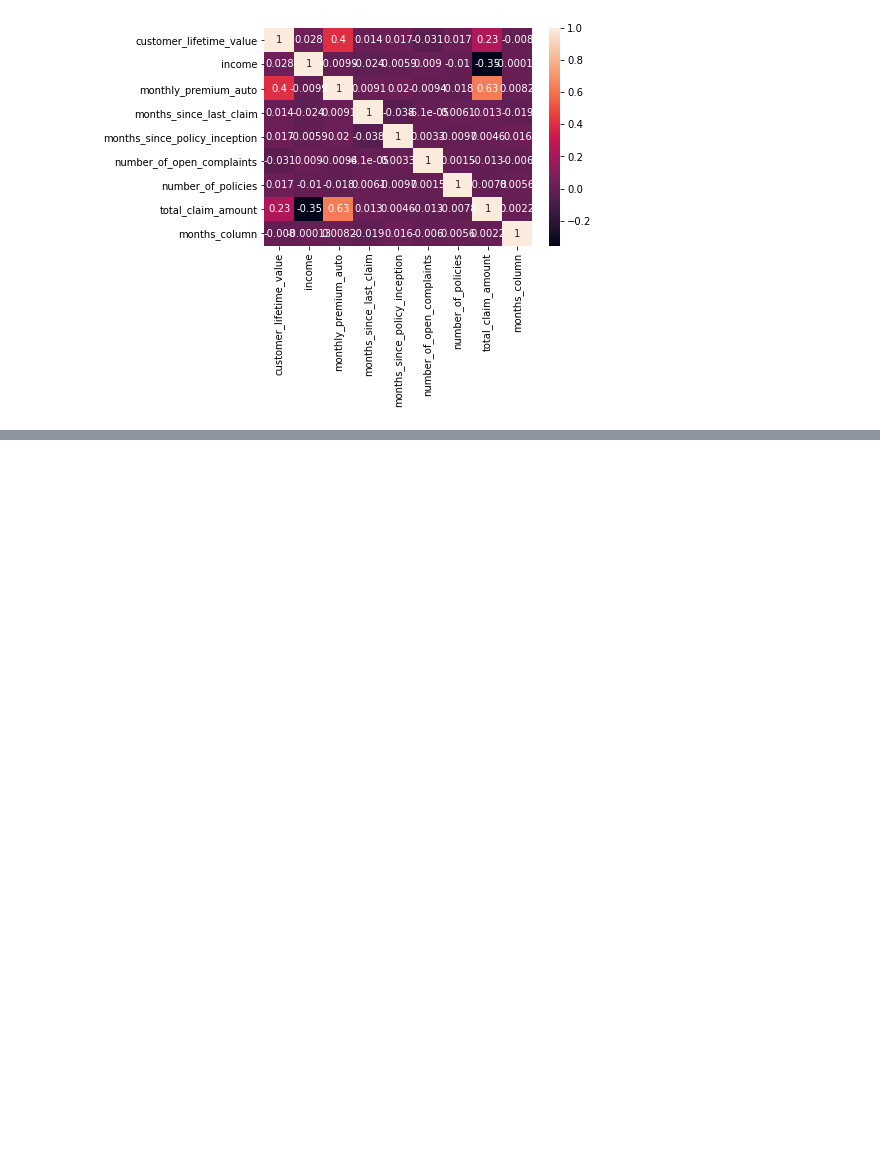
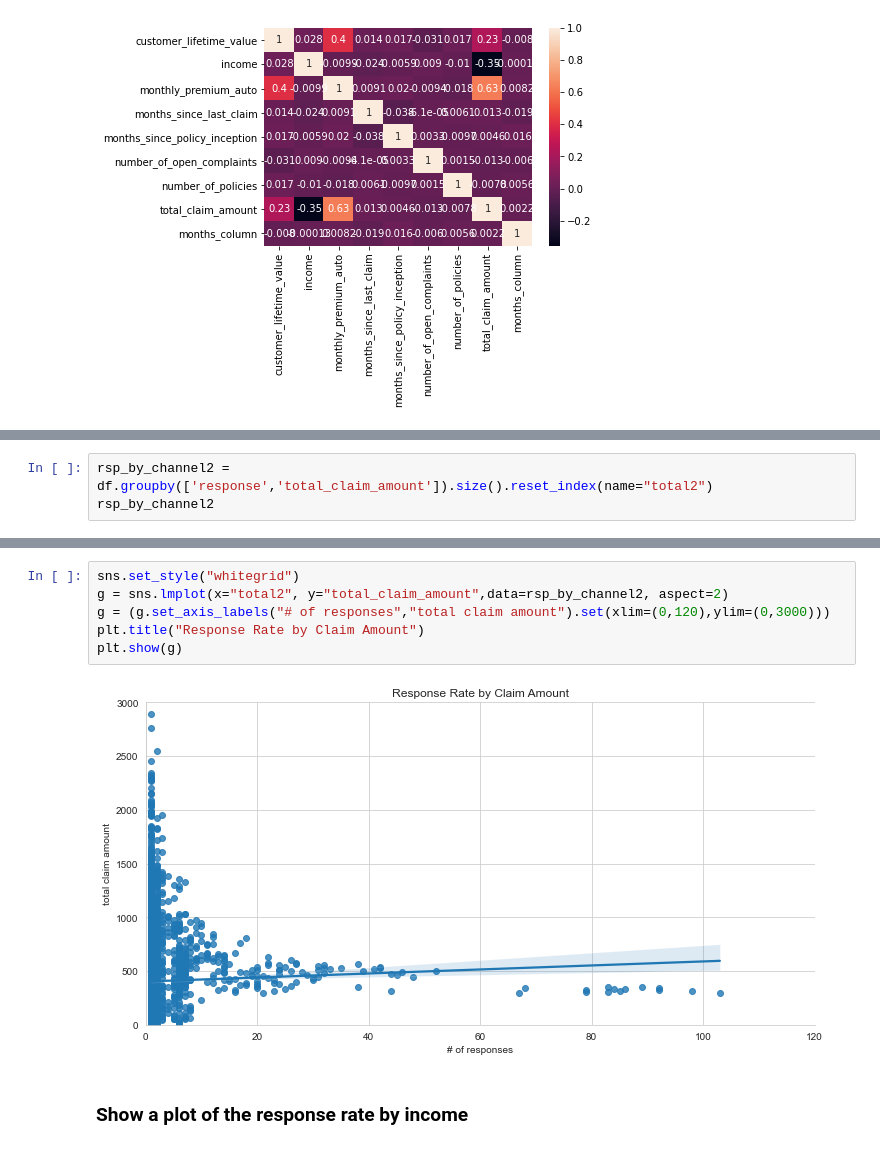
Before and after one commit to AlfredoSte/IronAlfred, a Jupyter notebook: LAB CustomerAnalysis Day8/Customer Analysis LAB Day8.ipynb, the cells around one changed output, grey strips where cells are left out. Drawn from its saved outputs; the diff is of its cells as text; blank space fills up the shorter version.

```diff
--- a/LAB CustomerAnalysis Day8/Customer Analysis LAB Day8.ipynb
+++ b/LAB CustomerAnalysis Day8/Customer Analysis LAB Day8.ipynb
@@ -465,0 +568,3 @@ sns.heatmap(df.corr(), annot = True)
+# %%
+rsp_by_channel2 = df.groupby(['response','total_claim_amount']).size().reset_index(name="total2")
+rsp_by_channel2
@@ -465,0 +585,10 @@ sns.heatmap(df.corr(), annot = True)
+# %%
+sns.set_style("whitegrid")
+g = sns.lmplot(x="total2", y="total_claim_amount",data=rsp_by_channel2, aspect=2)
+g = (g.set_axis_labels("# of responses","total claim amount").set(xlim=(0,120),ylim=(0,3000)))
+plt.title("Response Rate by Claim Amount")
+plt.show(g)
+# %% [output]
+[figure, added]
+# %% [markdown]
+### Show a plot of the response rate by income
```
Also changed, not shown: parts of 26 cells of this notebook, 2 other files.
